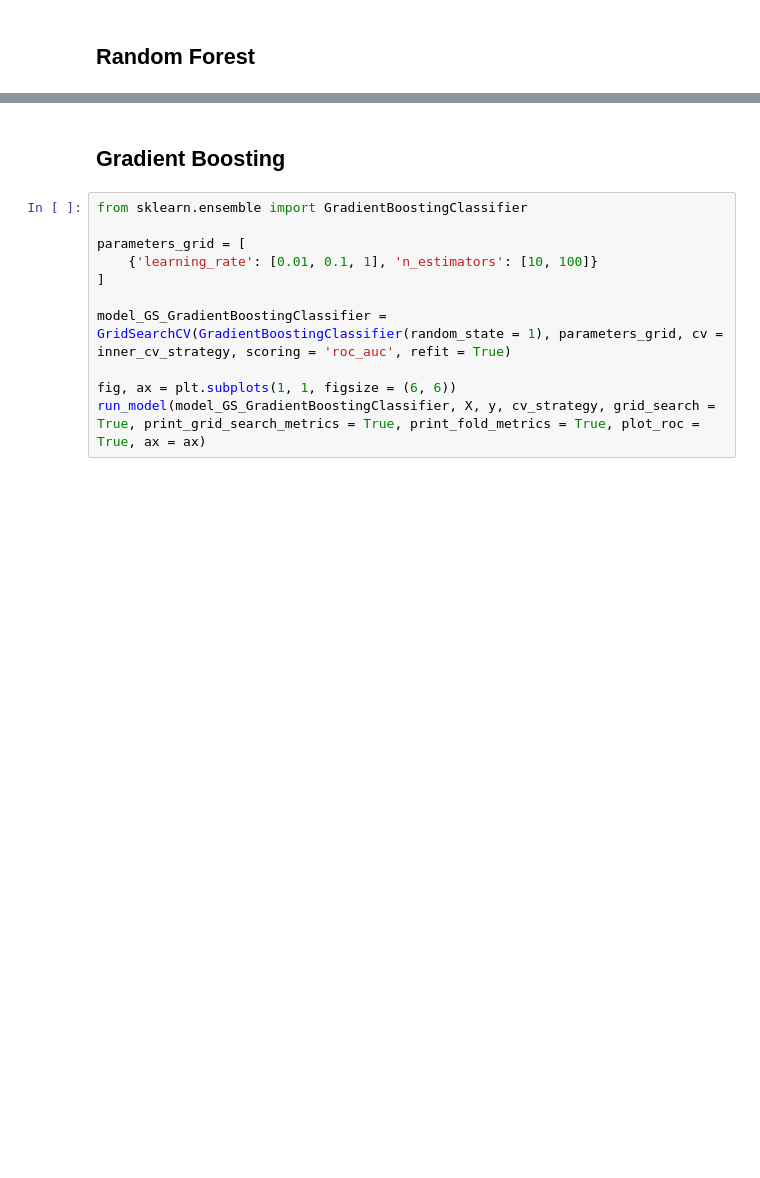
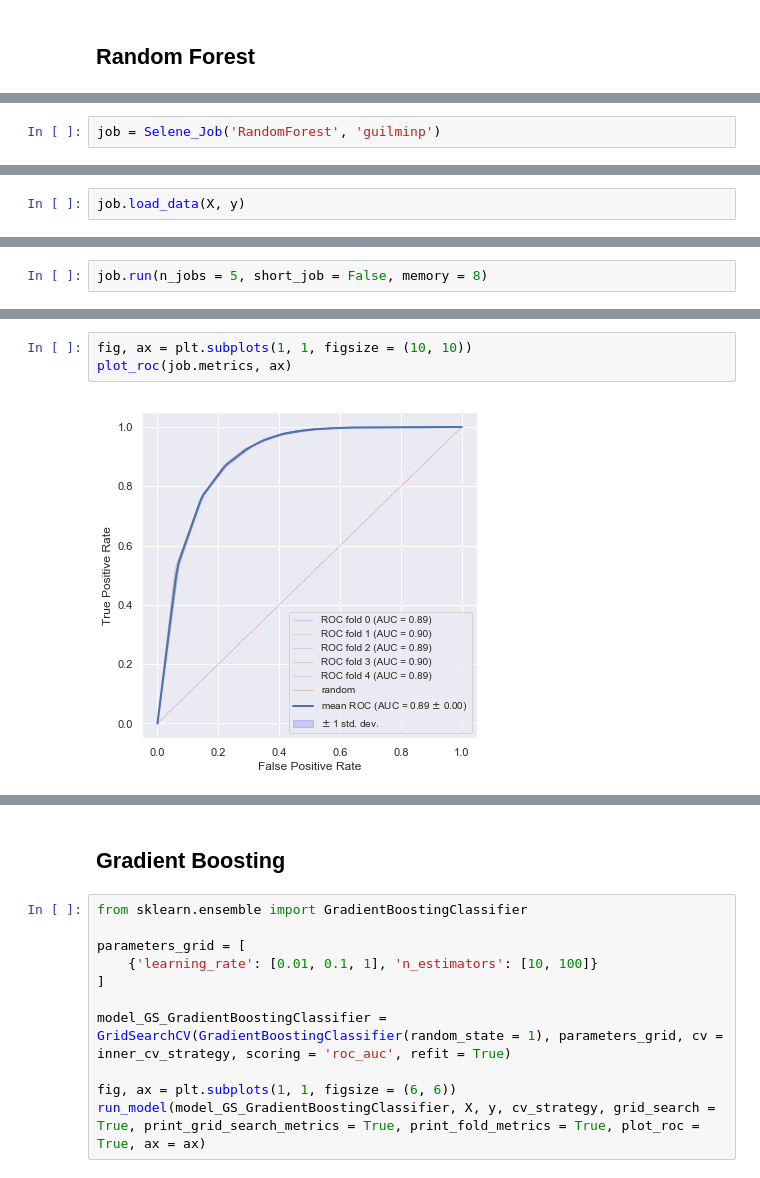
Before and after one commit to ElsaB/impact-annotator, a Jupyter notebook: analysis/prediction/somatic_vs_non_somatic_classification.ipynb, the cells around one changed output, grey strips where cells are left out. Saved outputs shown, nothing was run; the diff lists cells and outputs as text; blank space fills up the shorter version.

```diff
--- a/analysis/prediction/somatic_vs_non_somatic_classification.ipynb
+++ b/analysis/prediction/somatic_vs_non_somatic_classification.ipynb
@@ -409,0 +370,2 @@ plot_roc(metrics, ax)
+# %%
+job = Selene_Job('RandomForest', 'guilminp')
@@ -409,0 +374,2 @@ plot_roc(metrics, ax)
+# %%
+job.load_data(X, y)
@@ -409,0 +419,2 @@ plot_roc(metrics, ax)
+# %%
+job.run(n_jobs = 5, short_job = False, memory = 8)
@@ -410,3 +465,8 @@ plot_roc(metrics, ax)
+# %%
+fig, ax = plt.subplots(1, 1, figsize = (10, 10))
+plot_roc(job.metrics, ax)
+# %% [output]
+[figure, added]
 # %%
 from sklearn.ensemble import RandomForestClassifier
 
```
Also changed, not shown: parts of 35 cells of this notebook, 4 other files.
